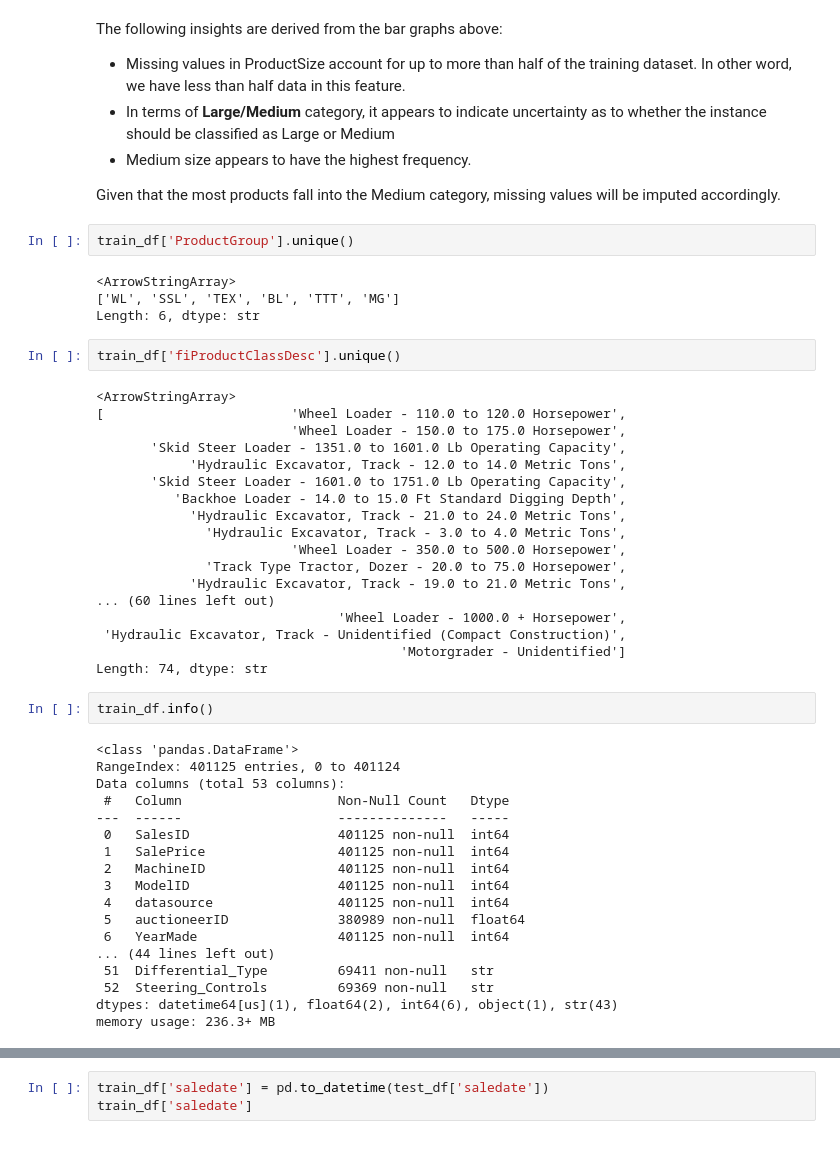
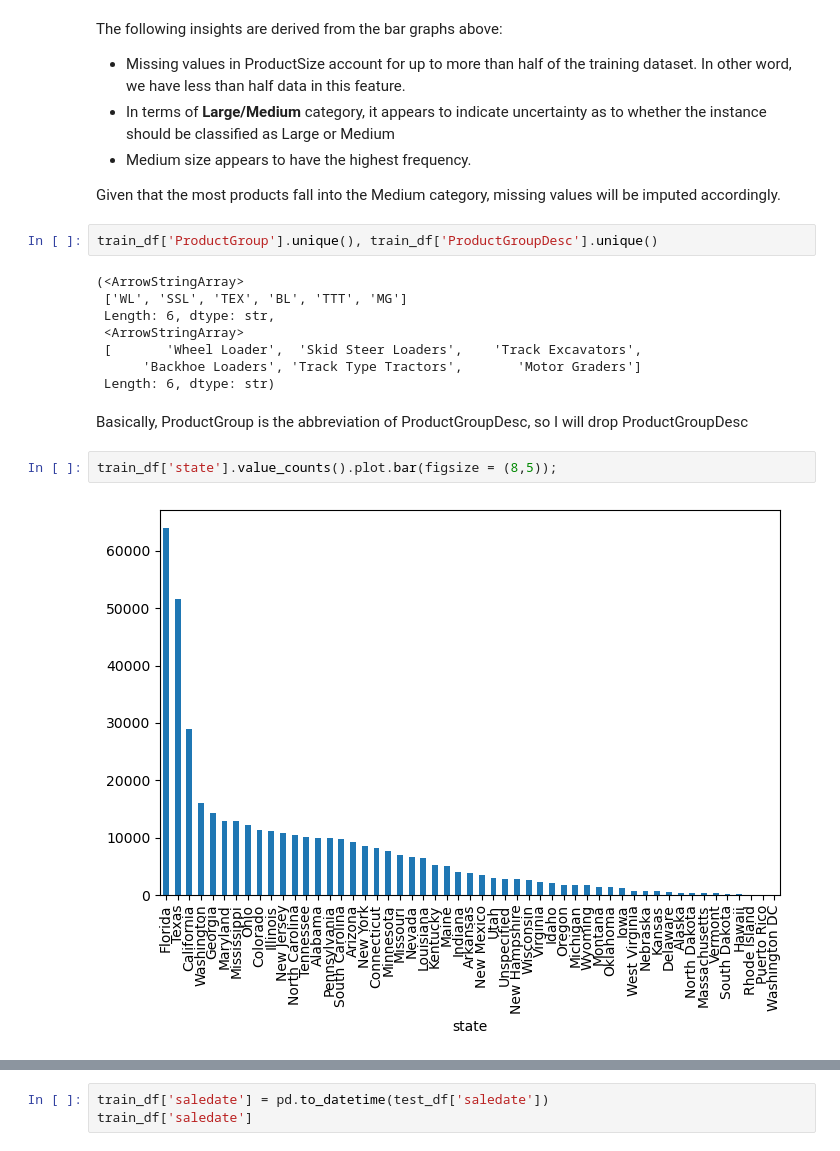
Before and after one commit to Eleanor-git/Regression_Bulldozer, a Jupyter notebook: Bulldozer_price_regression.ipynb, the cells around one changed output, grey strips where cells are left out. Saved outputs shown, nothing was run; the diff lists cells and outputs as text.

```diff
--- a/Bulldozer_price_regression.ipynb
+++ b/Bulldozer_price_regression.ipynb
@@ -321,48 +276,18 @@ The following insights are derived from the bar graphs above:
 
 Given that the most products fall into the Medium category, missing values will be imputed accordingly.
 # %%
-train_df['ProductGroup'].unique()
+train_df['ProductGroup'].unique(), train_df['ProductGroupDesc'].unique()
 # %% [output]
-<ArrowStringArray>
-['WL', 'SSL', 'TEX', 'BL', 'TTT', 'MG']
-Length: 6, dtype: str
+(<ArrowStringArray>
+ ['WL', 'SSL', 'TEX', 'BL', 'TTT', 'MG']
+ Length: 6, dtype: str,
+ <ArrowStringArray>
+ [       'Wheel Loader',  'Skid Steer Loaders',    'Track Excavators',
+      'Backhoe Loaders', 'Track Type Tractors',       'Motor Graders']
+ Length: 6, dtype: str)
-# %%
-train_df['fiProductClassDesc'].unique()
-# %% [output]
-<ArrowStringArray>
-[                        'Wheel Loader - 110.0 to 120.0 Horsepower',
-                         'Wheel Loader - 150.0 to 175.0 Horsepower',
-       'Skid Steer Loader - 1351.0 to 1601.0 Lb Operating Capacity',
-            'Hydraulic Excavator, Track - 12.0 to 14.0 Metric Tons',
-       'Skid Steer Loader - 1601.0 to 1751.0 Lb Operating Capacity',
-          'Backhoe Loader - 14.0 to 15.0 Ft Standard Digging Depth',
-            'Hydraulic Excavator, Track - 21.0 to 24.0 Metric Tons',
-              'Hydraulic Excavator, Track - 3.0 to 4.0 Metric Tons',
-                         'Wheel Loader - 350.0 to 500.0 Horsepower',
-              'Track Type Tractor, Dozer - 20.0 to 75.0 Horsepower',
-            'Hydraulic Excavator, Track - 19.0 to 21.0 Metric Tons',
-... (60 lines left out)
-                               'Wheel Loader - 1000.0 + Horsepower',
- 'Hydraulic Excavator, Track - Unidentified (Compact Construction)',
-                                       'Motorgrader - Unidentified']
-Length: 74, dtype: str
-# %%
-train_df.info()
-# %% [output]
-<class 'pandas.DataFrame'>
-RangeIndex: 401125 entries, 0 to 401124
-Data columns (total 53 columns):
- #   Column                    Non-Null Count   Dtype
----  ------                    --------------   -----
- 0   SalesID                   401125 non-null  int64
- 1   SalePrice                 401125 non-null  int64
- 2   MachineID                 401125 non-null  int64
- 3   ModelID                   401125 non-null  int64
- 4   datasource                401125 non-null  int64
- 5   auctioneerID              380989 non-null  float64
- 6   YearMade                  401125 non-null  int64
-... (44 lines left out)
- 51  Differential_Type         69411 non-null   str
- 52  Steering_Controls         69369 non-null   str
-dtypes: datetime64[us](1), float64(2), int64(6), object(1), str(43)
-memory usage: 236.3+ MB
+# %% [markdown]
+Basically, ProductGroup is the abbreviation of ProductGroupDesc, so I will drop ProductGroupDesc
+# %%
+train_df['state'].value_counts().plot.bar(figsize = (8,5));
+# %% [output]
+[figure, added]
```
Also changed, not shown: parts of 38 cells of this notebook, 2 other files.
